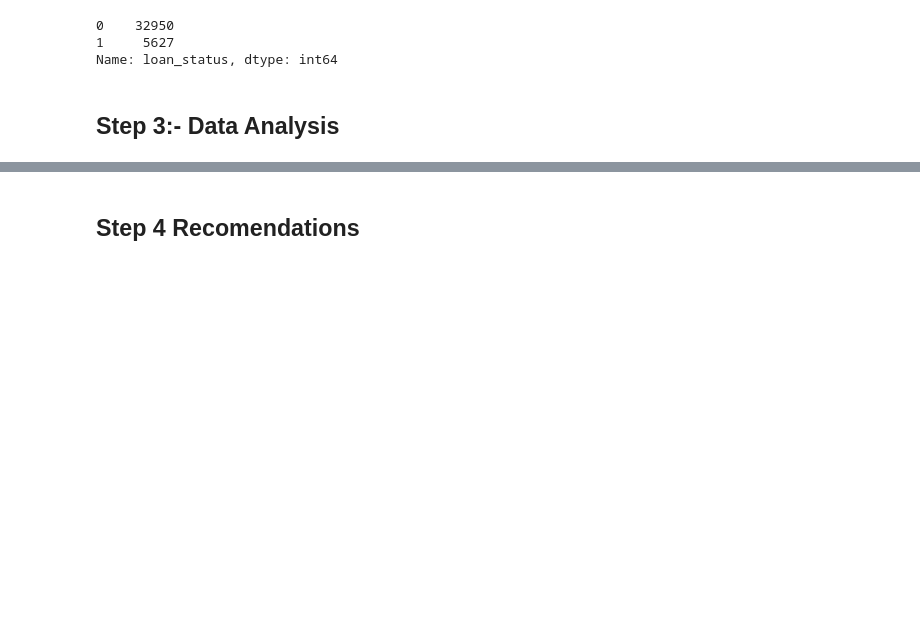
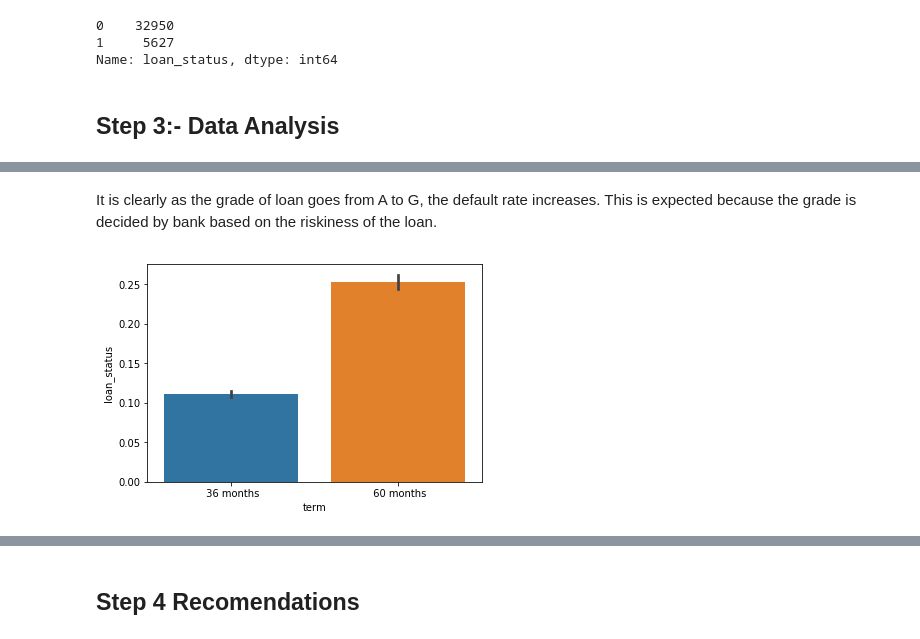
Before and after one commit to SrajanKumarShukla/Gramener-Case-Study, a Jupyter notebook: Loan-Analytics.ipynb, the cells around one changed output, grey strips where cells are left out. Cells and saved outputs as stored; diff of their text form; code cells hidden in the pictures; blank space fills up the shorter version.

```diff
--- a/Loan-Analytics.ipynb
+++ b/Loan-Analytics.ipynb
@@ -278,0 +298,7 @@ Name: loan_status, dtype: int64
+# %% [markdown]
+It is clearly as the grade of loan goes from A to G, the default rate increases. This is expected because the grade is decided by bank based on the riskiness of the loan.
+# %%
+# Plotting default rates across term of the loan
+categoricalplot('term')
+# %% [output]
+[figure, added]
```
Also changed, not shown: parts of 46 cells of this notebook.
